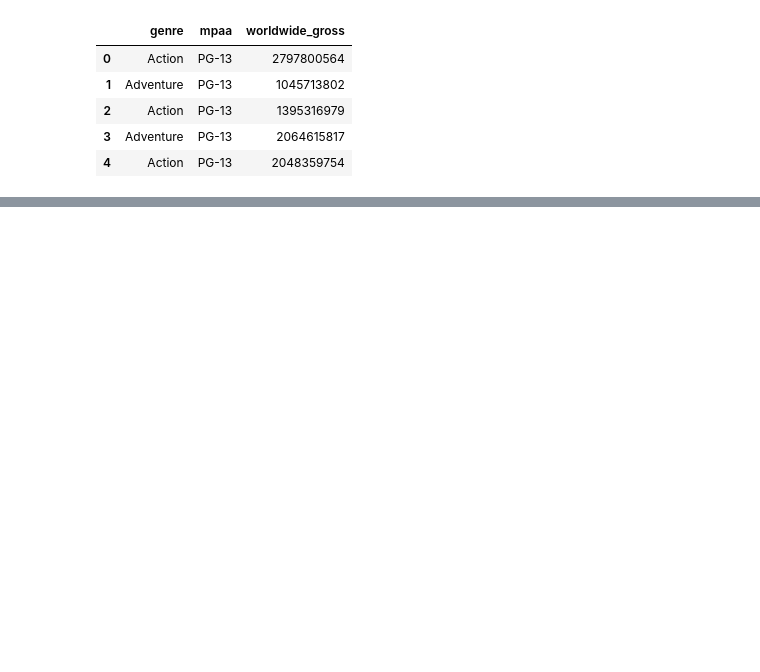
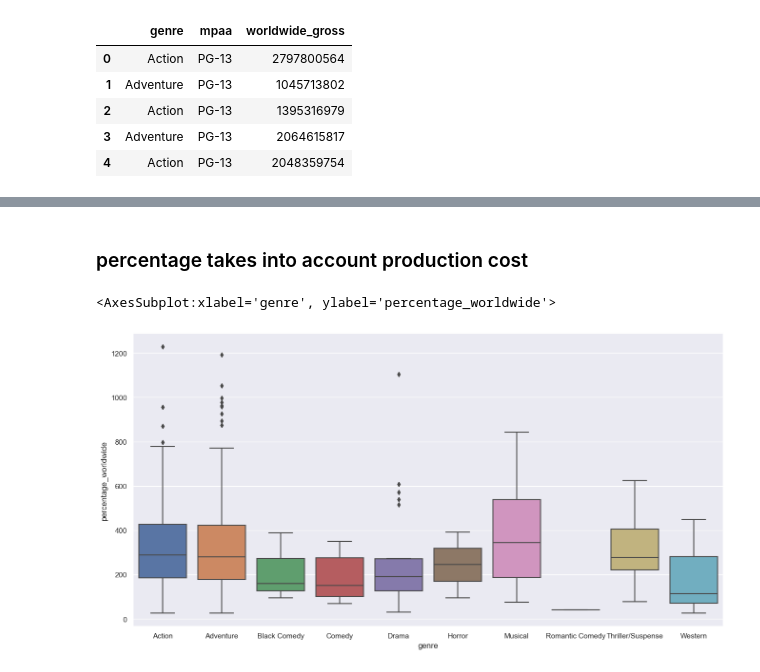
Before and after one commit to emonemoboiii/SC1015-Project-C126-Team1, a Jupyter notebook: Predicting Movie Budget Project.ipynb, the cells around one changed output, grey strips where cells are left out. Drawn from its saved outputs; the diff is of its cells as text; code cells hidden in the pictures; blank space fills up the shorter version.

```diff
--- a/Predicting Movie Budget Project.ipynb
+++ b/Predicting Movie Budget Project.ipynb
@@ -233,0 +261,8 @@ sb.boxplot(x = 'mpaa', y = 'worldwide_gross', data = movieCatData,
+# %% [markdown]
+### percentage takes into account production cost
+# %%
+f = plt.figure(figsize=(16, 8))
+sb.boxplot(x = 'genre', y = 'percentage_worldwide', data = movieCatData)
+# %% [output]
+<AxesSubplot:xlabel='genre', ylabel='percentage_worldwide'>
+[figure, added]
```
Also changed, not shown: parts of 33 cells of this notebook.
